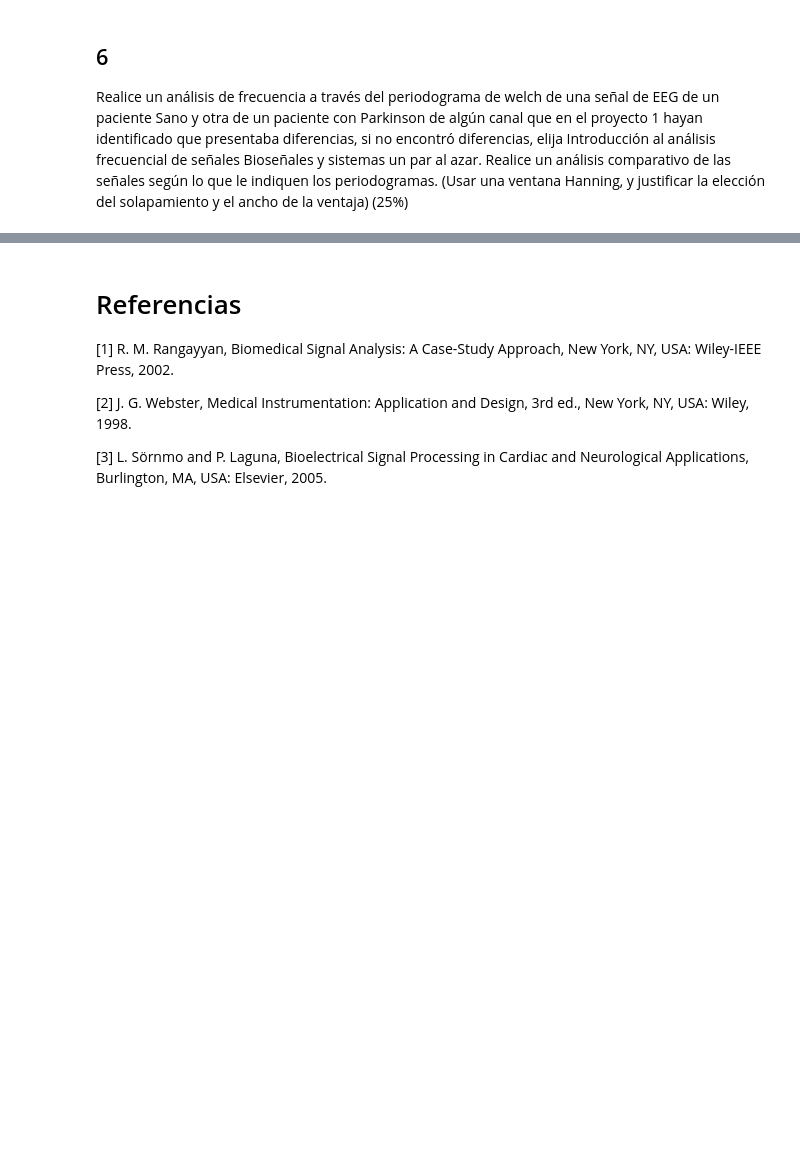
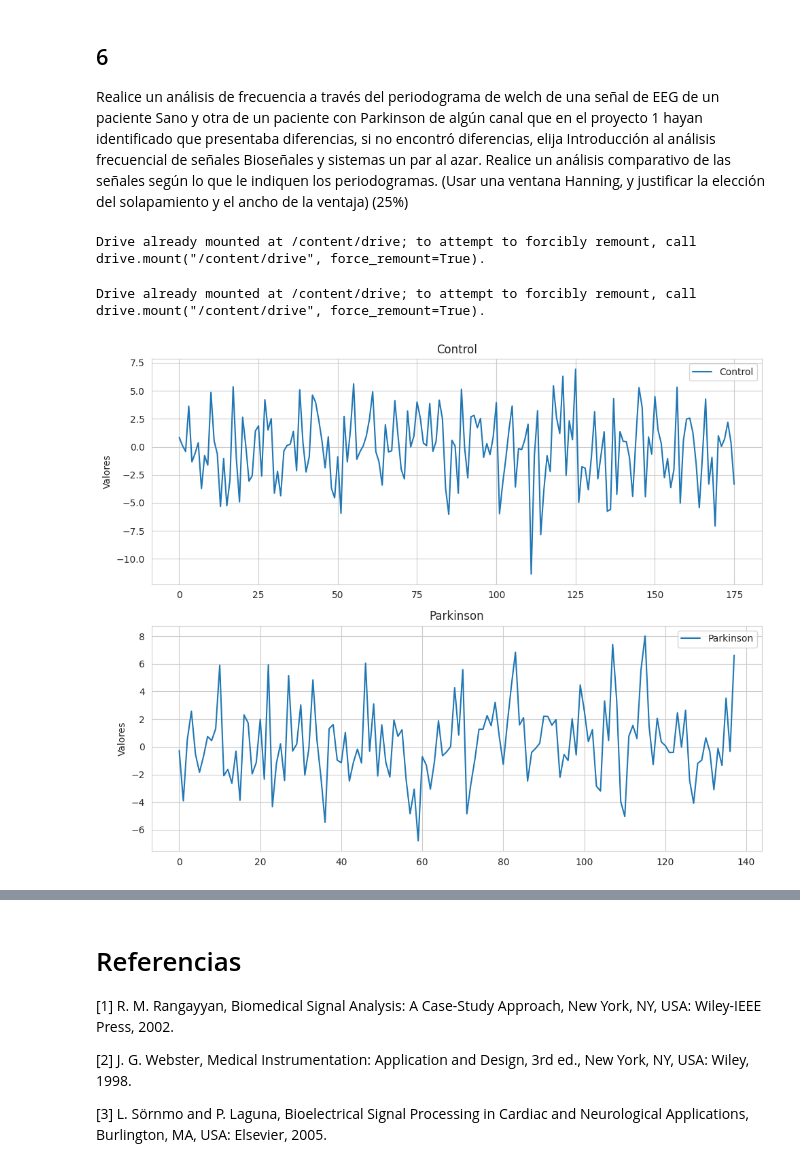
Before and after one commit to Yuliana2001/laboratorio-5, a Jupyter notebook: Untitled10.ipynb, the cells around one changed output, grey strips where cells are left out. Drawn from its saved outputs; the diff is of its cells as text; code cells hidden in the pictures; blank space fills up the shorter version.

Commit message:
Se creó con Colab

```diff
--- a/Untitled10.ipynb
+++ b/Untitled10.ipynb
@@ -316,3 +316,62 @@ proyecto 1 hayan identificado que presentaba diferencias, si no encontró difere
 un par al azar. Realice un análisis comparativo de las señales según lo que le indiquen los
 periodogramas. (Usar una ventana Hanning, y justificar la elección del solapamiento y el
 ancho de la ventaja) (25%)
+# %%
+from google.colab import drive
+drive.mount('/content/drive')
+# %% [output]
+Drive already mounted at /content/drive; to attempt to forcibly remount, call drive.mount("/content/drive", force_remount=True).
+# %%
+import os
+import zipfile
+import scipy.io as sio
+
+# Montar Google Drive (si aún no lo hiciste)
+from google.colab import drive
+drive.mount('/content/drive')
+# %% [output]
+Drive already mounted at /content/drive; to attempt to forcibly remount, call drive.mount("/content/drive", force_remount=True).
+# %%
+
+
+# Ruta al archivo
+ruta = '/content/drive/MyDrive/biosenales/Practica 3/Practica3'
+
+
+
+# Cargar archivos del grupo Control
+ControlAr = os.listdir(os.path.join(ruta, 'Control'))
+control = []
+for archivo in ControlAr:
+    path = os.path.join(ruta, 'Control', archivo)
+    data = sio.loadmat(path)['data']
+    control.append(data)
+
+# Cargar archivos del grupo Parkinson
+ParkinsonAr = os.listdir(os.path.join(ruta, 'parkinson'))
+parkinson = []
+for archivo in ParkinsonAr:
+    path = os.path.join(ruta, 'parkinson', archivo)
+    data = sio.loadmat(path)['data']
+    parkinson.append(data)
+# %%
+# Se selecciona una señal de EEG del segundo sujeto en ambos grupos (Control y Parkinson),
+# específicamente del canal [1, 1], que puede haber mostrado diferencias en el análisis previo.
+data = [control[1][1, 1], parkinson[1][1, 1]]
+labels = ['Control', 'Parkinson']
+
+# Se crea una figura para visualizar ambas señales
+plt.figure(figsize=(10, 8))
+
+for i in range(2):
+    plt.subplot(2, 1, i + 1)  # Una subgráfica para cada grupo
+    plt.plot(data[i], label=labels[i])  # Se grafica la señal
+    plt.title(labels[i])  # Título con el nombre del grupo
+    plt.ylabel('Valores')  # Etiqueta del eje Y
+    plt.legend()
+    plt.grid(True)
+
+plt.tight_layout()
+plt.show()
+# %% [output]
+[figure, added]
```
Also changed, not shown: parts of 5 cells of this notebook.
